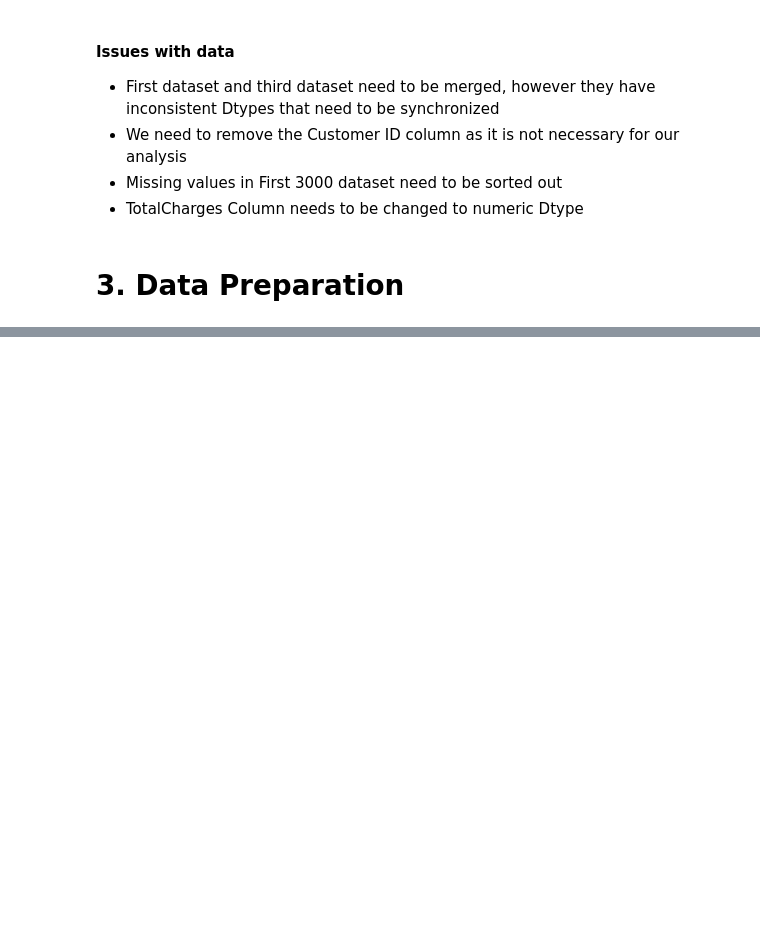
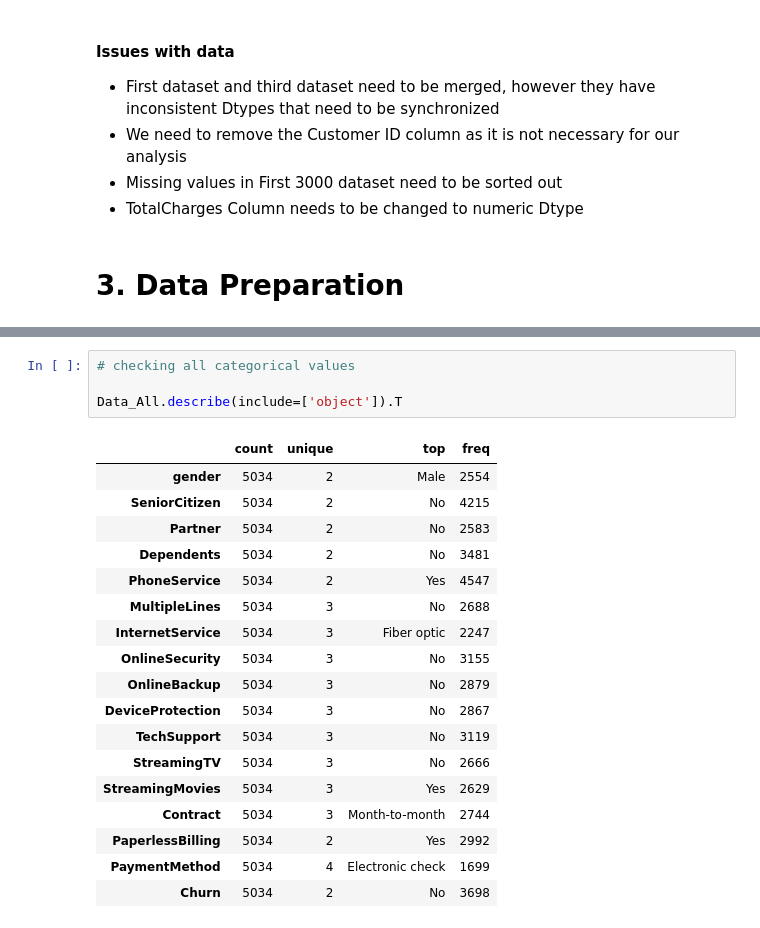
Before and after one commit to OAtulA/customer-churn-prediction, a Jupyter notebook: Project_notebook.ipynb, the cells around one changed output, grey strips where cells are left out. Saved outputs shown, nothing was run; the diff lists cells and outputs as text; blank space fills up the shorter version.

```diff
--- a/Project_notebook.ipynb
+++ b/Project_notebook.ipynb
@@ -310,0 +536,23 @@ The third dataset is already available as a .csv file.
+# %%
+# checking all categorical values
+
+Data_All.describe(include=['object']).T
+# %% [output]
+|  | count | unique | top | freq |
+| gender | 5034 | 2 | Male | 2554 |
+| SeniorCitizen | 5034 | 2 | No | 4215 |
+| Partner | 5034 | 2 | No | 2583 |
+| Dependents | 5034 | 2 | No | 3481 |
+| PhoneService | 5034 | 2 | Yes | 4547 |
+| MultipleLines | 5034 | 3 | No | 2688 |
+| InternetService | 5034 | 3 | Fiber optic | 2247 |
+| OnlineSecurity | 5034 | 3 | No | 3155 |
+| OnlineBackup | 5034 | 3 | No | 2879 |
+| DeviceProtection | 5034 | 3 | No | 2867 |
+| TechSupport | 5034 | 3 | No | 3119 |
+| StreamingTV | 5034 | 3 | No | 2666 |
+| StreamingMovies | 5034 | 3 | Yes | 2629 |
+| Contract | 5034 | 3 | Month-to-month | 2744 |
+| PaperlessBilling | 5034 | 2 | Yes | 2992 |
+| PaymentMethod | 5034 | 4 | Electronic check | 1699 |
+| Churn | 5034 | 2 | No | 3698 |
```
Also changed, not shown: parts of 53 cells of this notebook, 5 other files.
